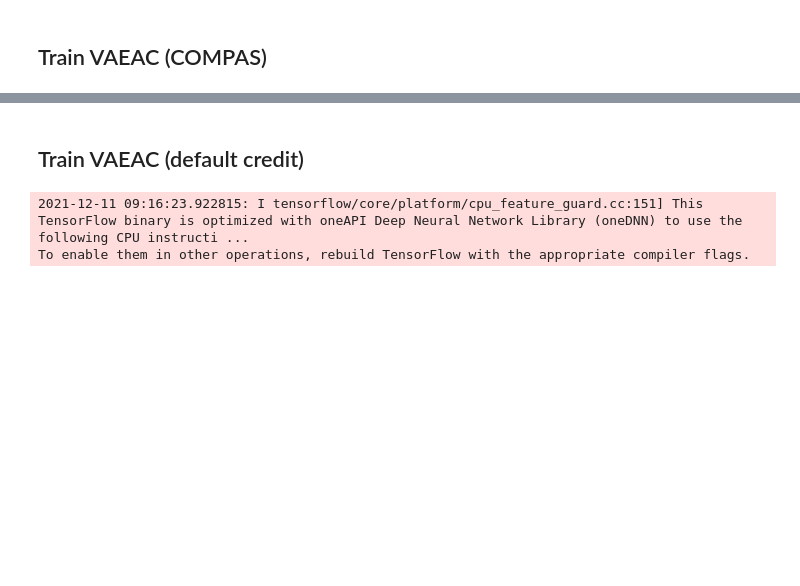
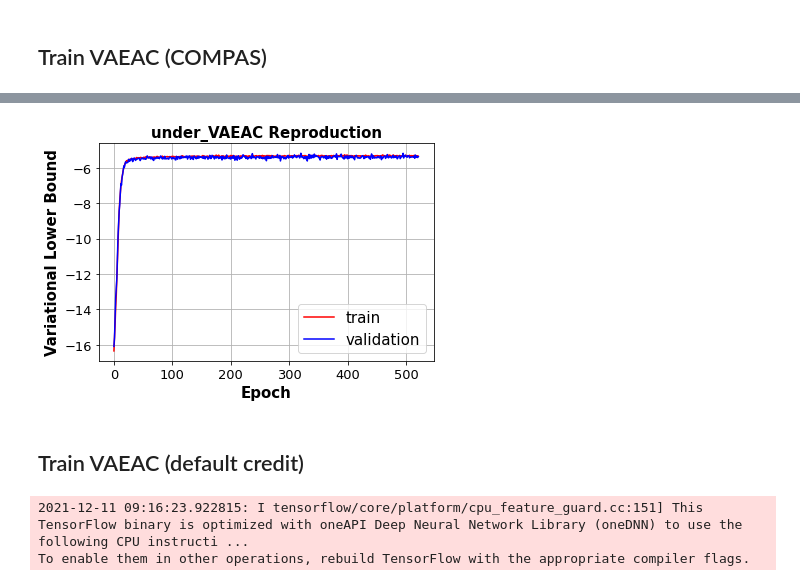
Before and after one commit to alishibli97/DLAdv-Project, a Jupyter notebook: VAEAC/tensorflow_VAEAC-Copy.ipynb, the cells around one changed output, grey strips where cells are left out. Saved outputs shown, nothing was run; the diff lists cells and outputs as text; code cells hidden in the pictures; blank space fills up the shorter version.

```diff
--- a/VAEAC/tensorflow_VAEAC-Copy.ipynb
+++ b/VAEAC/tensorflow_VAEAC-Copy.ipynb
@@ -1091,3 +993,23 @@ NameError: name 'model' is not defined
+# %%
+vlb_train = np.load('./COMPAS_Valter_under_VAEAC/compas_under_vlb_train_lr_0.0001.npy')
+vlb_val = np.load('./COMPAS_Valter_under_VAEAC/compas_under_vlb_val_lr_0.0001.npy')
+
+# best_epoch = 321 (pos 320 in train_val)
+curr_epoch = 522
+
+plt.figure()
+plt.plot(np.clip(vlb_train[:curr_epoch], -1000, 1000), 'r')
+plt.plot(np.clip(vlb_val[:curr_epoch], -1000, 1000), 'b')
+plt.legend(['train', 'validation'], fontsize =15)
+plt.ylabel('Variational Lower Bound', fontweight='bold', fontsize =15)
+plt.xlabel('Epoch', fontweight='bold', fontsize =15)
+plt.yticks(fontsize = 13)
+plt.xticks(fontsize=13)
+plt.title('under_VAEAC Reproduction', fontweight='bold', fontsize= 15)
+plt.grid(True)
+plt.savefig('./COMPAS_Valter_under_VAEAC/' +  'compas_under_vaeac' + '.png', bbox_inches="tight")
+# %% [output]
+[figure, added]
 # %% [markdown]
 ## Train VAEAC (default credit)
 # %%
```
Also changed, not shown: parts of 16 cells of this notebook.
